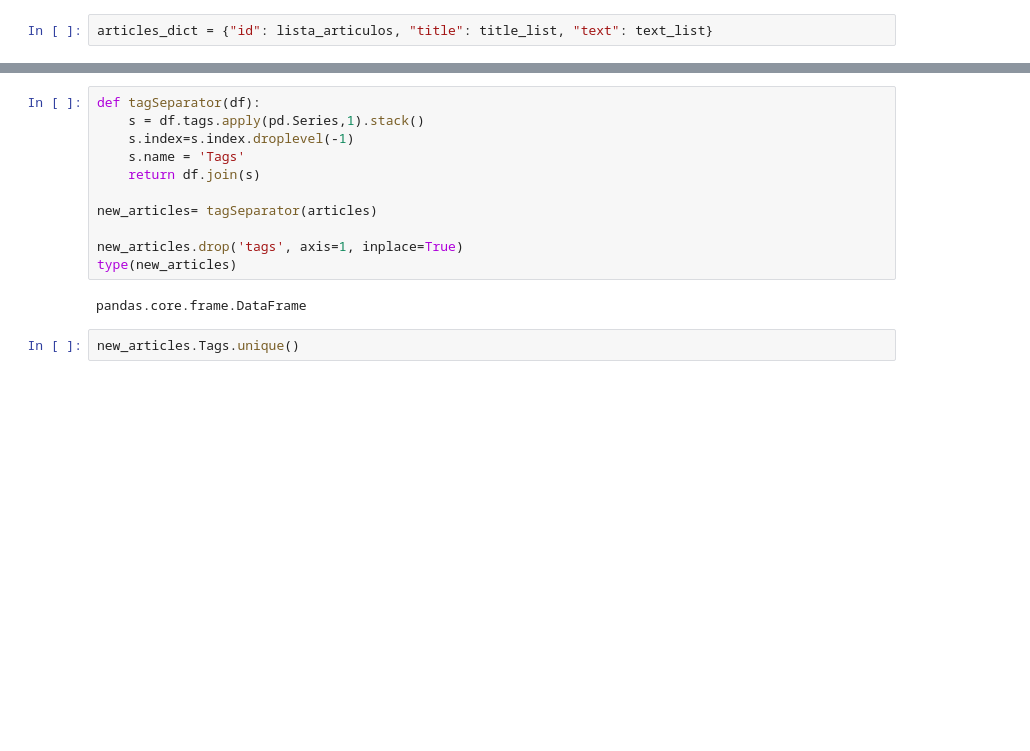
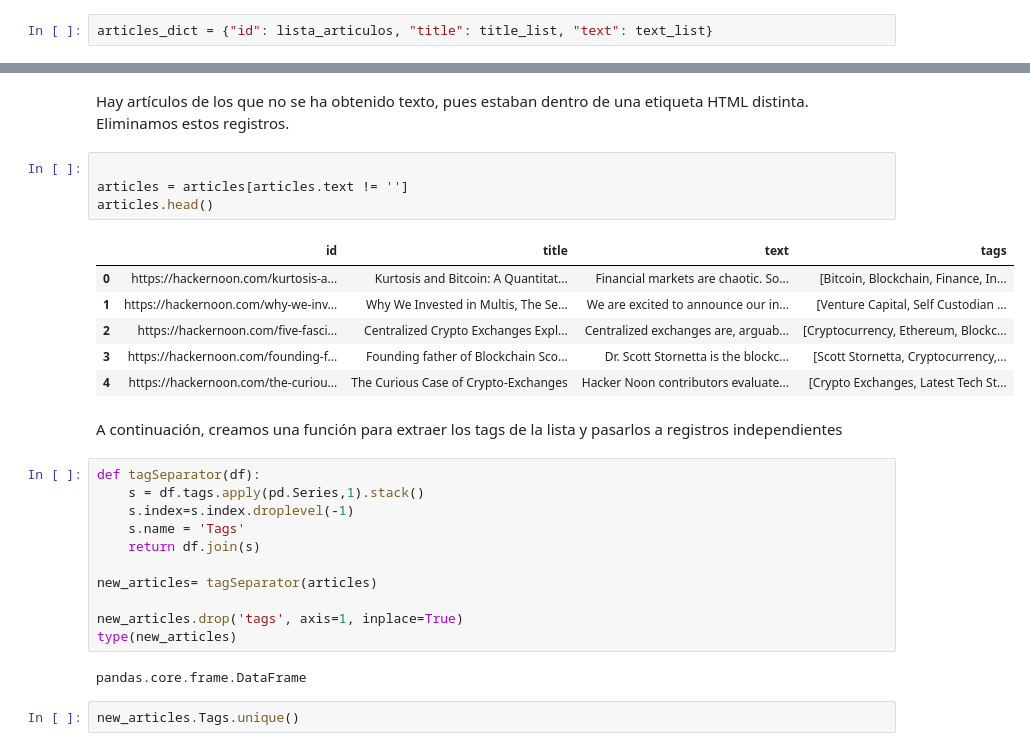
Before and after one commit to Mrueda1992/ironhack_finalproject, a Jupyter notebook: ETL.ipynb, the cells around one changed output, grey strips where cells are left out. Drawn from its saved outputs; the diff is of its cells as text; blank space fills up the shorter version.

```diff
--- a/ETL.ipynb
+++ b/ETL.ipynb
@@ -142,3 +128,18 @@ articles
+# %% [markdown]
+Hay artículos de los que no se ha obtenido texto, pues estaban dentro de una etiqueta HTML distinta. Eliminamos estos registros.
+# %%
+
+articles = articles[articles.text != '']
+articles.head()
+# %% [output]
+|  | id | title | text | tags |
+| 0 | https://hackernoon.com/kurtosis-a... | Kurtosis and Bitcoin: A Quantitat... | Financial markets are chaotic. So... | [Bitcoin, Blockchain, Finance, In... |
+| 1 | https://hackernoon.com/why-we-inv... | Why We Invested in Multis, The Se... | We are excited to announce our in... | [Venture Capital, Self Custodian ... |
+| 2 | https://hackernoon.com/five-fasci... | Centralized Crypto Exchanges Expl... | Centralized exchanges are, arguab... | [Cryptocurrency, Ethereum, Blockc... |
+| 3 | https://hackernoon.com/founding-f... | Founding father of Blockchain Sco... | Dr. Scott Stornetta is the blockc... | [Scott Stornetta, Cryptocurrency,... |
+| 4 | https://hackernoon.com/the-curiou... | The Curious Case of Crypto-Exchanges | Hacker Noon contributors evaluate... | [Crypto Exchanges, Latest Tech St... |
+# %% [markdown]
+A continuación, creamos una función para extraer los tags de la lista y pasarlos a registros independientes
 # %%
 def tagSeparator(df):
     s = df.tags.apply(pd.Series,1).stack()
```
Also changed, not shown: parts of 21 cells of this notebook, 10 other files.
